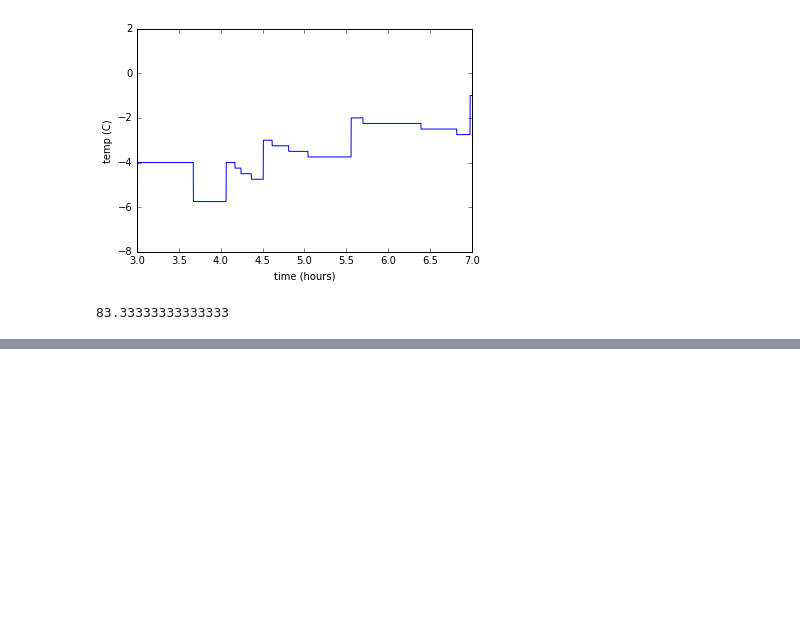
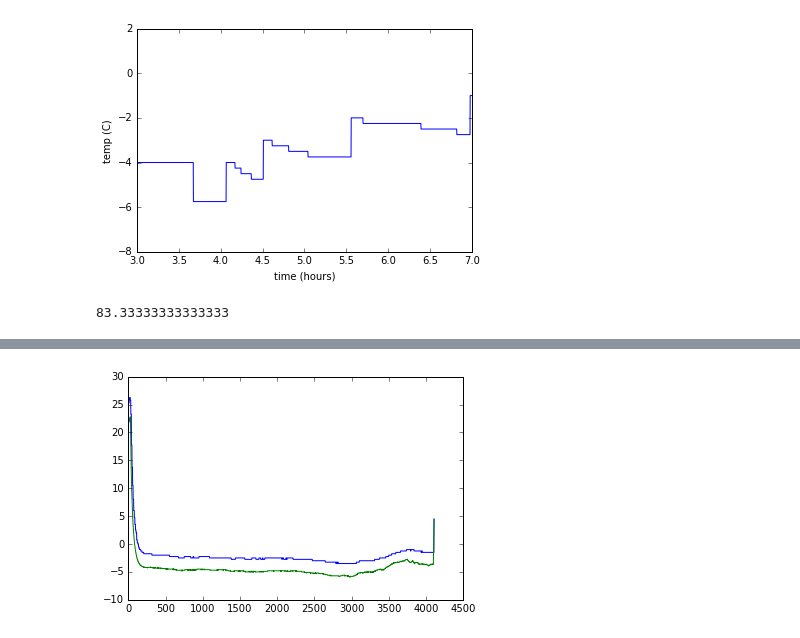
Before and after one commit to dwblair/riffle-test-2, a Jupyter notebook: index.ipynb, the cells around one changed output, grey strips where cells are left out. Drawn from its saved outputs; the diff is of its cells as text; code cells hidden in the pictures; blank space fills up the shorter version.

```diff
--- a/index.ipynb
+++ b/index.ipynb
@@ -33,0 +56,6 @@ plt.savefig('plot_zoom2.png') #plot, and add x and y labels
+# %%
+r=pd.read_table('./data/overnight3.csv', sep=',', header=0, names=['b','c','d','e','f','g'])
+# %%
+plt.plot(r.c);ax=plt.plot(r.d)
+# %% [output]
+[figure, added]
```
Also changed, not shown: parts of 2 cells of this notebook, 2 other files.
